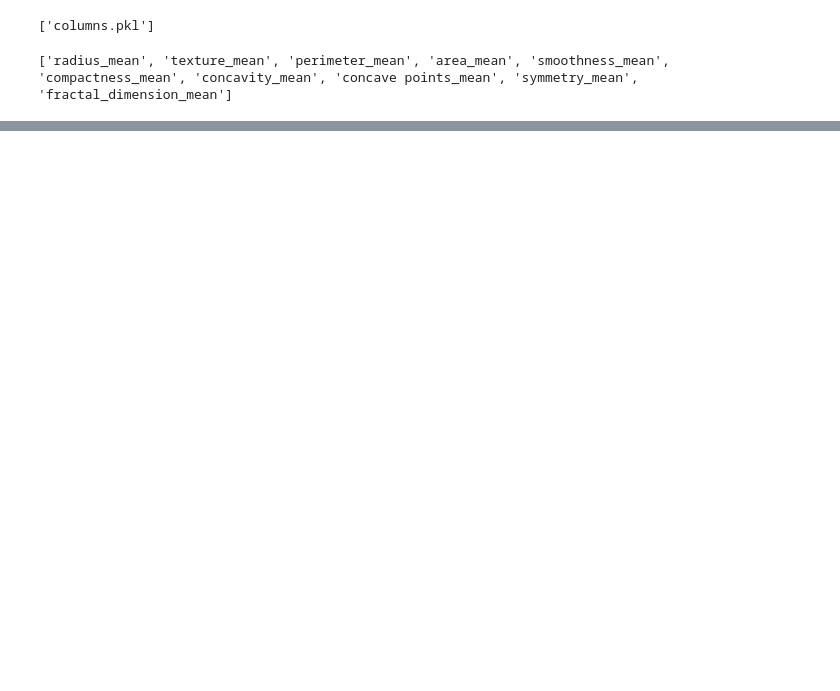
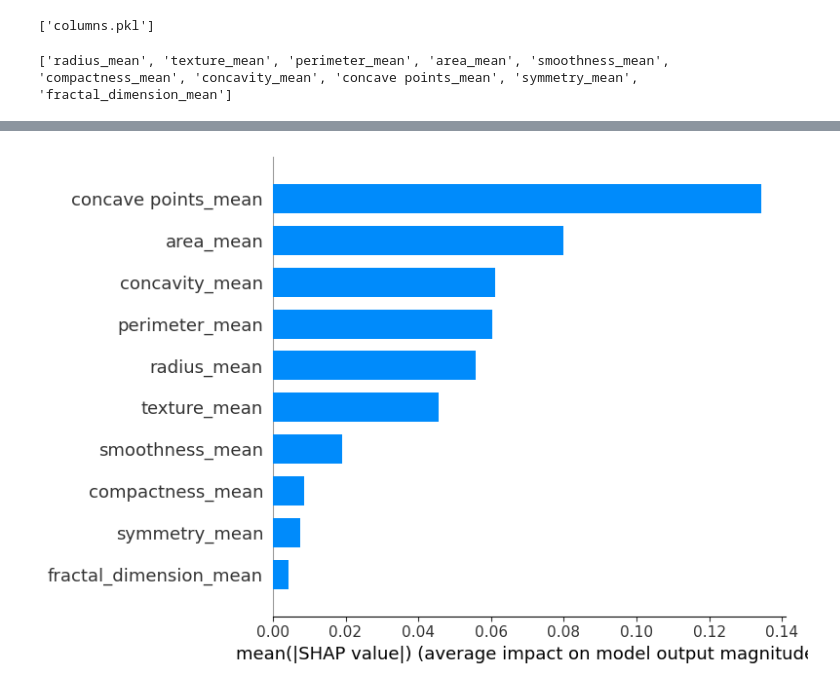
Before and after one commit to subhas07/breast-cancer-explainable-ai, a Jupyter notebook: Breast-cancer-prediction.ipynb, the cells around one changed output, grey strips where cells are left out. Saved outputs shown, nothing was run; the diff lists cells and outputs as text; code cells hidden in the pictures; blank space fills up the shorter version.

```diff
--- a/Breast-cancer-prediction.ipynb
+++ b/Breast-cancer-prediction.ipynb
@@ -283,0 +368,9 @@ print(selected_features)
+# %%
+shap.summary_plot(
+    shap_values[:,:,1],
+    X_test_sample,
+    feature_names=X.columns,
+    plot_type="bar"
+)
+# %% [output]
+[figure, added]
```
Also changed, not shown: parts of 19 cells of this notebook, 1 other file.
